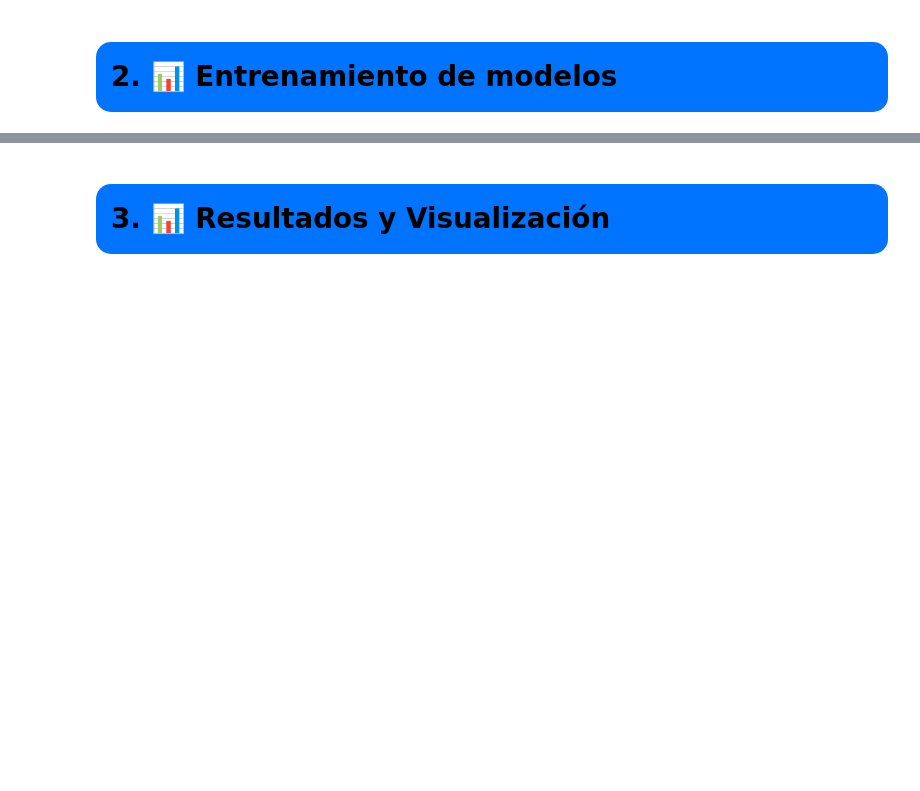
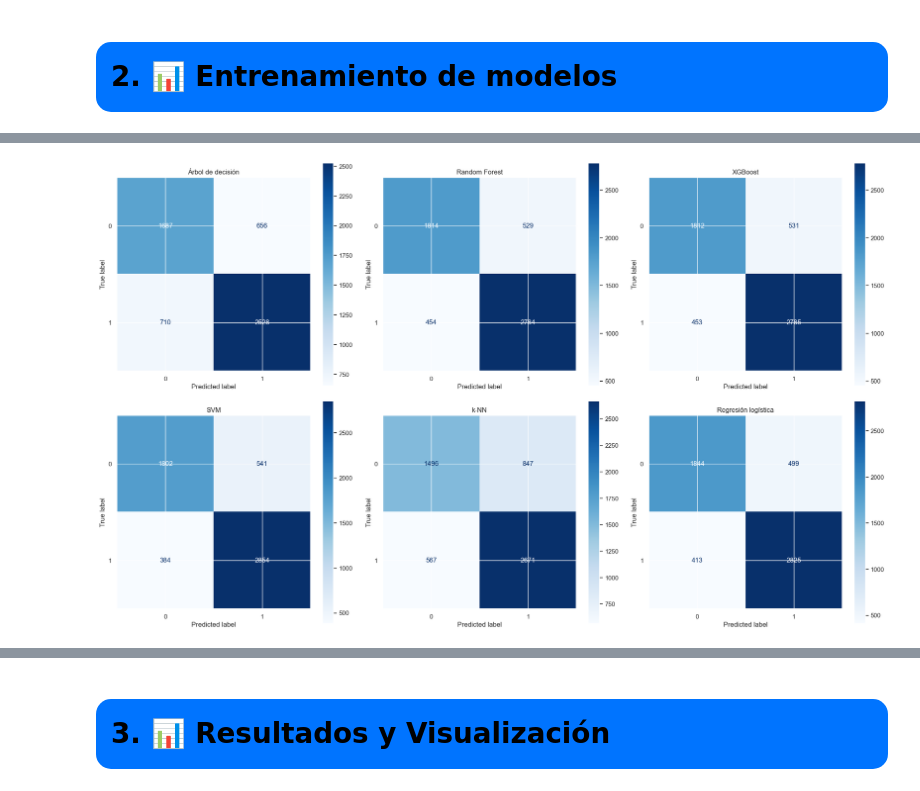
Before and after one commit to AlvaroG7/IIA, a Jupyter notebook: IIA_Proyect_V0.ipynb, the cells around one changed output, grey strips where cells are left out. Saved outputs shown, nothing was run; the diff lists cells and outputs as text; code cells hidden in the pictures; blank space fills up the shorter version.

```diff
--- a/IIA_Proyect_V0.ipynb
+++ b/IIA_Proyect_V0.ipynb
@@ -1022,0 +1072,4 @@ Todas las imputaciones se realizaron correctamente de acuerdo con lo establecido
+# %%
+df = pd.read_csv('./StudentDepressionDataset_V1.csv')
+df = df.drop(columns=["id"])
+print(df.isnull().sum())
@@ -1022,0 +1156,15 @@ Todas las imputaciones se realizaron correctamente de acuerdo con lo establecido
+# %%
+
+# ===================== GRÁFICO: MATRICES DE CONFUSIÓN 2x3 =====================
+fig, axes = plt.subplots(2, 3, figsize=(20, 12))
+axes = axes.ravel()
+
+for i, (nombre, matriz) in enumerate(matrices_confusion.items()):
+    disp = ConfusionMatrixDisplay(confusion_matrix=matriz)
+    disp.plot(ax=axes[i], cmap='Blues', values_format='d')
+    axes[i].set_title(nombre)
+
+plt.tight_layout()
+plt.show()
+# %% [output]
+[figure, added]
```
Also changed, not shown: parts of 18 cells of this notebook, 1 other file.
